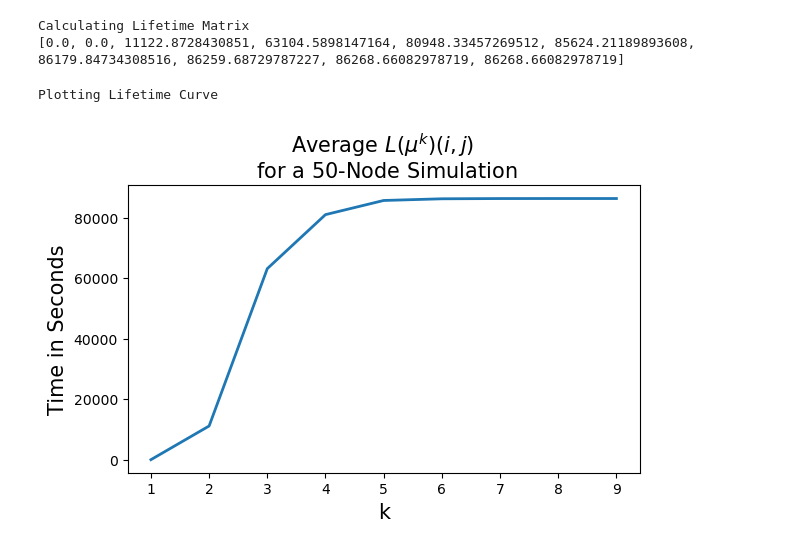
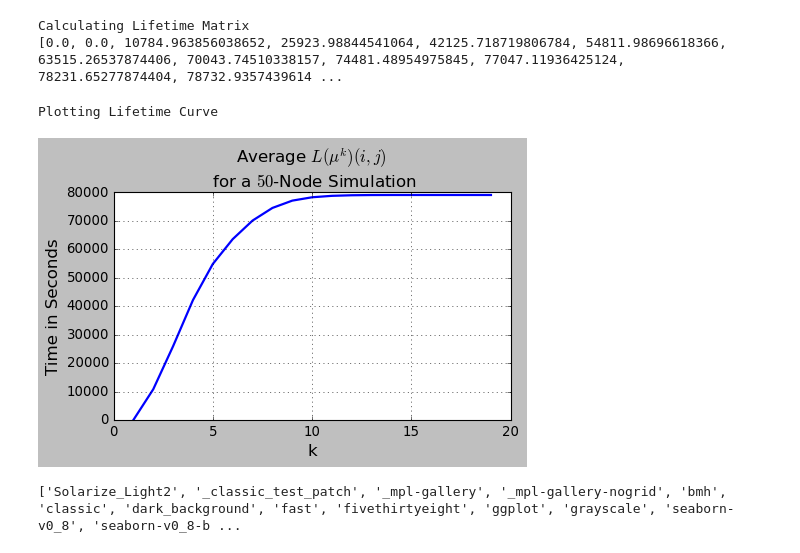
Before and after one commit to TheaMAS/sat-parser, a Jupyter notebook: Diameter.ipynb, the cells around one changed output. Saved outputs shown, nothing was run; the diff lists cells and outputs as text; code cells hidden in the pictures.

```diff
--- a/Diameter.ipynb
+++ b/Diameter.ipynb
@@ -61,10 +72,19 @@ Generating ORB File
 Running SOAP on ORB file
 # %%
 print(f"Constructing Matrices from ORB Files")
+print(f"orb_path = {orb_path}")
+
+import seaborn as sns
 
 filepath = orb_path.replace(".orb", " Contact Analysis.csv")
 
 matrix = rp.soap_converter(filepath)
+a_matrix = matrix.get_slice_at(71248.109)
+ax = sns.heatmap(a_matrix, linewidth=0.5)
+tikzplotlib.save(f"{folder_base}/adj_matrix_heat_{n}_sats_today_0.tex")
+plt.show()
+
+
 # A = matrix.thicken_matrix(1)
 A = matrix
 B = IntervalMatrix.complete_matrix(matrix.dim_row)
@@ -82,5 +102,8 @@ m = matrix.dim_row
 # A = matrix
 
 print(f"A is a {m}x{m} Matrix")
+
+# plt.style.use('classic')
+# plt.grid(True)
 # %% [output]
 Constructing Matrices from ORB Files
@@ -88,21 +113,40 @@ A is a 48x48 Matrix
 # %%
 print(f"Calculating Walks")
 
+import seaborn as sns
+
 start_time, end_time = 0, 86400
-walk_length = 10
+walk_length = 20
 
 walks = [IntervalMatrix.identity_matrix(m)]
 
 print(f"Calculating Walks a {n}-Satellite System")
+# A1 = A.copy()
+A1 = A
+A2 = A
+A3 = A
 for k in range(1, walk_length):
     print(f"  Calculating {k}-Walks for a {n}-Sat system")
-    print(f"len of walks = {len(walks)}")
     if k == 1:
         A_k = A
     else:
         A_k = A * walks[-1]
+    a_matrix = A1.get_slice_at(71248.109)
 
-    # print(f"    A^{k}[0][2]={A_k[0, 2]}")
+    A2 = A2 * A3
+    A1 = A1 + A2
+
+    # star = walks[0]
+    # for B in walks[1:]:
+    #     star = star + B
+
+
+    ax = sns.heatmap(a_matrix, linewidth=0.5)
+    plt.show()
+
+    # print(f"    A^{k}[30][37]={A_k[30, 37]}")
+    # print(f"    A^*,{k}[30][37]={star[30, 37]}")
+
     # print(A_k)
 
     walks.append(A_k)
@@ -140,29 +179,36 @@ lifetime_list = y_list_average
 print(lifetime_list)
 # %% [output]
 Calculating Lifetime Matrix
-[0.0, 0.0, 11122.8728430851, 63104.5898147164, 80948.33457269512, 85624.21189893608, 86179.84734308516, 86259.68729787227, 86268.66082978719, 86268.66082978719]
+[0.0, 0.0, 10784.963856038652, 25923.98844541064, 42125.718719806784, 54811.98696618366, 63515.26537874406, 70043.74510338157, 74481.48954975845, 77047.11936425124, 78231.65277874404, 78732.9357439614 ...
 # %%
 # Plot Lifetime Distances and Confidence Intervals
 print(f"Plotting Lifetime Curve")
 
 x = list(range(1, walk_length))
 
 fig, axs = plt.subplots(1, 1, constrained_layout=True, figsize=(6, 4))
 
 axs.set_title(f"Average $L(\mu^k)(i, j)$ \n for a ${n}$-Node Simulation", fontsize=15)
 axs.plot(x, lifetime_list[1:], linewidth=2)
 
 axs.set_xlabel("k", fontsize=15)
 axs.set_ylabel("Time in Seconds", fontsize=15)
 
 # Hide x labels and tick labels for top plots and y ticks for right plots.
 axs.label_outer()
 
+plt.style.use('classic')
+plt.grid(True)
+tikzplotlib.save(f"{folder_base}/average_lifetime_matrix_{n}_sats_today.tex")
+
 plt.savefig(f"{folder_base}/average_lifetime_matrix_{n}_sats_today.png")
 plt.show()
+
+print(plt.style.available)
 # %% [output]
 Plotting Lifetime Curve
-[figure, old version]
+[figure, new version]
+['Solarize_Light2', '_classic_test_patch', '_mpl-gallery', '_mpl-gallery-nogrid', 'bmh', 'classic', 'dark_background', 'fast', 'fivethirtyeight', 'ggplot', 'grayscale', 'seaborn-v0_8', 'seaborn-v0_8-b ...
 # %%
 # Slice Analysis
 print(f"Calculating Slice Analysis")
```
Also changed, not shown: parts of 10 cells of this notebook, 4 other files.
